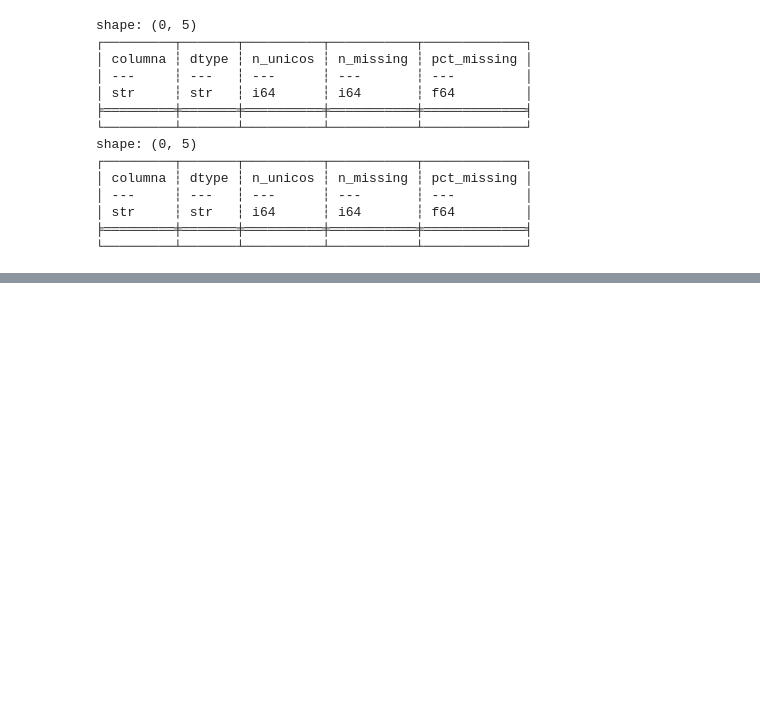
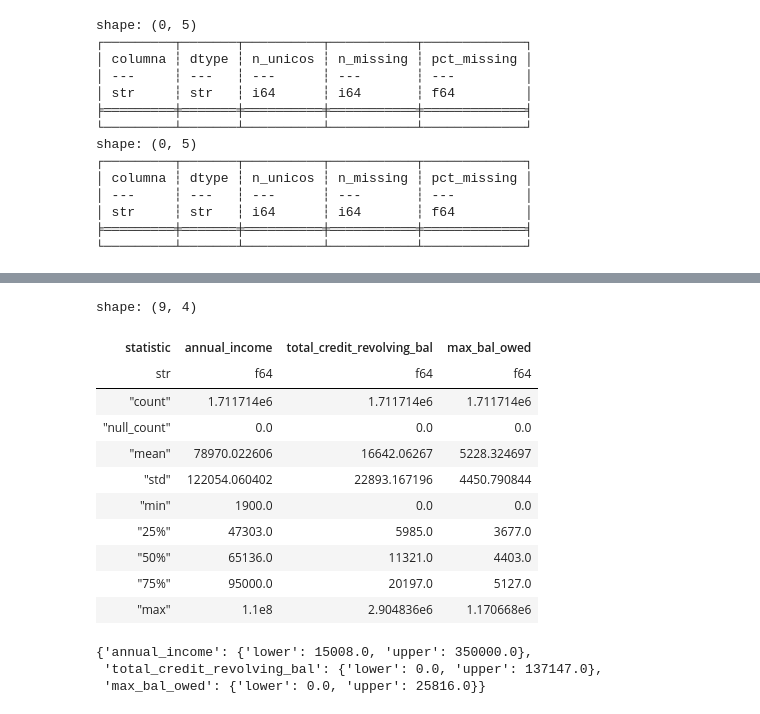
Before and after one commit to antonio-xrp/Expected_Credit_Loss, a Jupyter notebook: notebooks/02_preprocessing.ipynb, the cells around one changed output, grey strips where cells are left out. Drawn from its saved outputs; the diff is of its cells as text; code cells hidden in the pictures; blank space fills up the shorter version.

```diff
--- a/notebooks/02_preprocessing.ipynb
+++ b/notebooks/02_preprocessing.ipynb
@@ -357,0 +477,39 @@ shape: (9, 30)
+# %%
+
+X_train[[ "annual_income",
+    "total_credit_revolving_bal",
+    "max_bal_owed"]].describe()
+# %% [output]
+shape: (9, 4)
+| statistic | annual_income | total_credit_revolving_bal | max_bal_owed |
+| str | f64 | f64 | f64 |
+| "count" | 1.711714e6 | 1.711714e6 | 1.711714e6 |
+| "null_count" | 0.0 | 0.0 | 0.0 |
+| "mean" | 78970.022606 | 16642.06267 | 5228.324697 |
+| "std" | 122054.060402 | 22893.167196 | 4450.790844 |
+| "min" | 1900.0 | 0.0 | 0.0 |
+| "25%" | 47303.0 | 5985.0 | 3677.0 |
+| "50%" | 65136.0 | 11321.0 | 4403.0 |
+| "75%" | 95000.0 | 20197.0 | 5127.0 |
+| "max" | 1.1e8 | 2.904836e6 | 1.170668e6 |
+# %%
+# Obtenemos los limites inferiores de los poercentiles 0.005 y .0995
+windosrize_vars = [
+    "annual_income",
+    "total_credit_revolving_bal",
+    "max_bal_owed"
+]
+
+limites_winsor = {}
+
+for col in windosrize_vars:
+    limites_winsor[col] = {
+        'lower' : X_train.select(pl.col(col).quantile(0.005)).item(),
+        'upper': X_train.select(pl.col(col).quantile(0.995)).item(),
+    }
+
+limites_winsor
+# %% [output]
+{'annual_income': {'lower': 15008.0, 'upper': 350000.0},
+ 'total_credit_revolving_bal': {'lower': 0.0, 'upper': 137147.0},
+ 'max_bal_owed': {'lower': 0.0, 'upper': 25816.0}}
```
Also changed, not shown: parts of 19 cells of this notebook, 1 other file.
